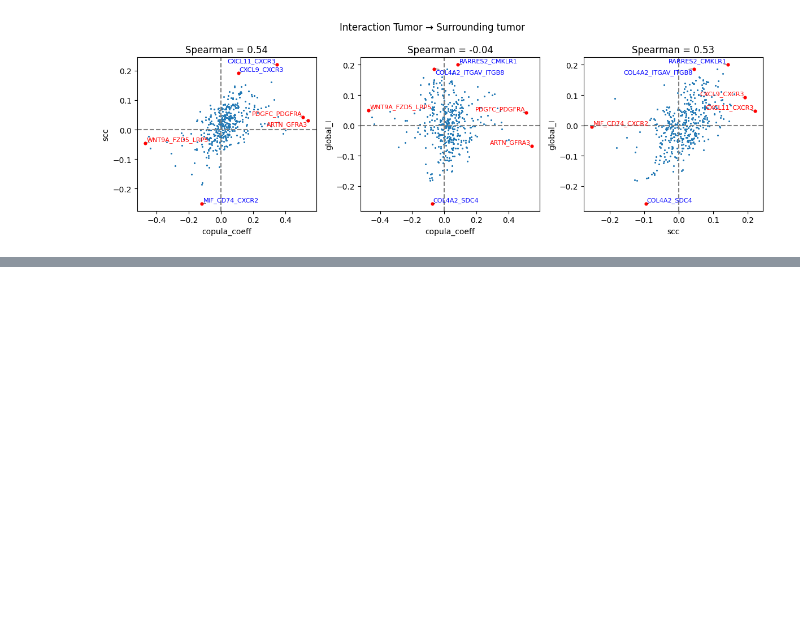
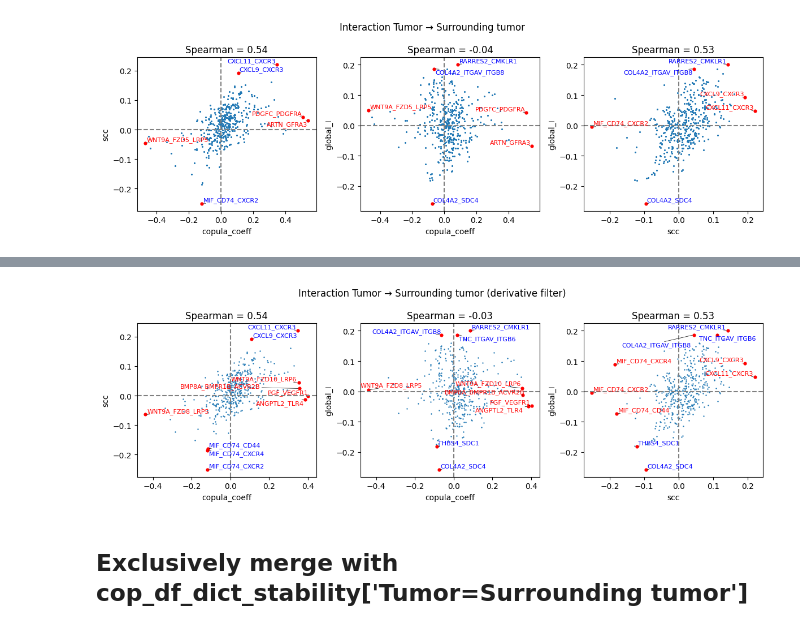
Before and after one commit to raphael-group/copulacci, a Jupyter notebook: notebook/tutorial/Breast_Cancer_Visium_data.ipynb, the cells around one changed output, grey strips where cells are left out. Drawn from its saved outputs; the diff is of its cells as text; code cells hidden in the pictures; blank space fills up the shorter version.

```diff
--- a/notebook/tutorial/Breast_Cancer_Visium_data.ipynb
+++ b/notebook/tutorial/Breast_Cancer_Visium_data.ipynb
@@ -241,0 +273,18 @@ plots2.draw_pairwise_scatter(
+# %%
+copula_params = model2.CopulaParams()
+opt_params = model2.OptParams()
+opt_params = opt_params._replace(num_starts=50)
+
+cop_df_dict_stability = model2.run_copula(
+    data_list_dict,
+    umi_sums,
+    df_lig_rec_index=other_index,
+    groups=['Tumor=Surrounding tumor'],
+    n_jobs=20,
+    heteronomic=True,
+    use_zero_cutoff=False,
+    use_length_cutoff=False,
+    stability_filter=True,
+    copula_params=copula_params,
+    opt_params=opt_params
+)
@@ -241,0 +299,2 @@ plots2.draw_pairwise_scatter(
+# %%
+tmp5 = cop_df_dict_stability['Tumor=Surrounding tumor']
@@ -241,0 +325,8 @@ plots2.draw_pairwise_scatter(
+# %%
+res2 = res.join(tmp5[['copula_coeff', 'copula_method']], rsuffix='_stable')
+# %%
+res2 = res2.rename(columns = {'copula_coeff': 'copula_coeff_vanilla',
+                       'copula_method':'copula_coeff_vanilla',
+                       'copula_coeff_stable' : 'copula_coeff',
+                       'copula_method_stable' : 'copula_method'
+                      })
@@ -241,0 +350,15 @@ plots2.draw_pairwise_scatter(
+# %%
+plots2.draw_pairwise_scatter(
+    res2,
+      'Tumor=Surrounding tumor (derivative filter)',
+      score_pair,
+      bimod_filter=False,
+    s =3,
+    ntop=5,
+    center_plot=False
+    #only_pos=True
+)
+# %% [output]
+[figure, added]
+# %% [markdown]
+## Exclusively merge with cop_df_dict_stability['Tumor=Surrounding tumor']
```
Also changed, not shown: parts of 14 cells of this notebook, 2 other files.
